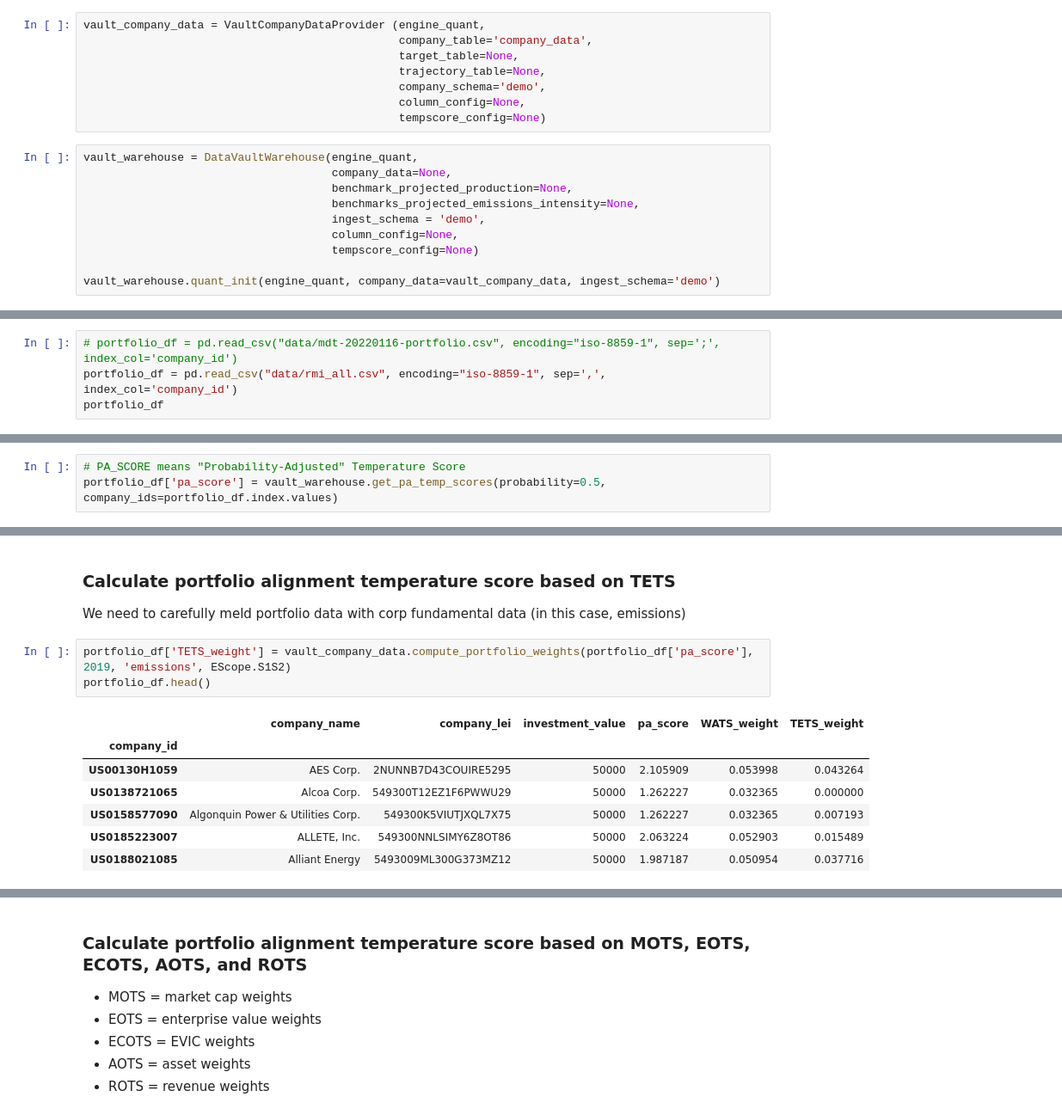
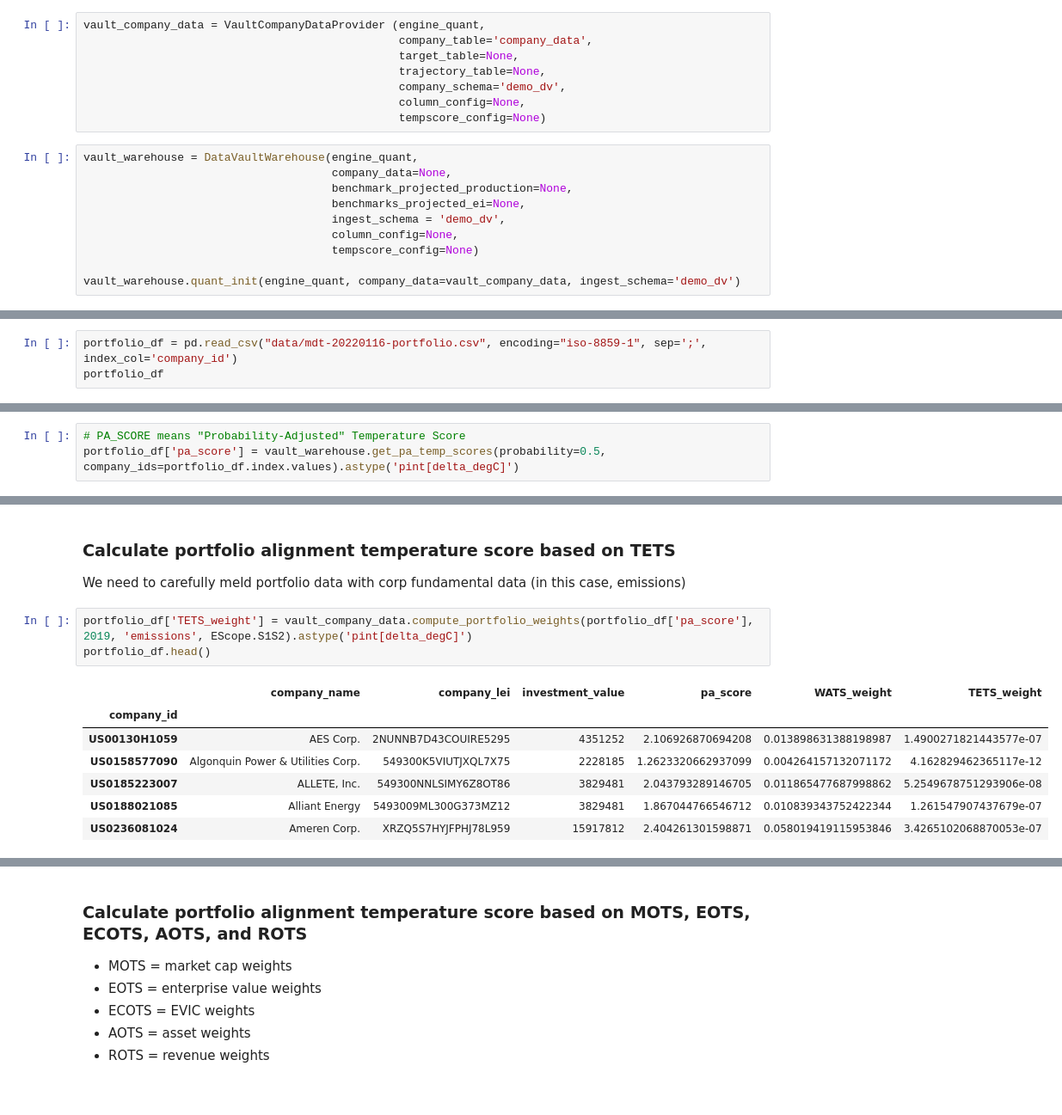
Before and after one commit to os-climate/ITR, a Jupyter notebook: examples/vault_demo_n1.ipynb, the cells around one changed output, grey strips where cells are left out. Shown: that part at 86% size. Drawn from its saved outputs; the diff is of its cells as text.

```diff
--- a/examples/vault_demo_n1.ipynb
+++ b/examples/vault_demo_n1.ipynb
@@ -85,16 +85,16 @@ vault_company_data = VaultCompanyDataProvider (engine_quant,
                                                company_table='company_data',
                                                target_table=None,
                                                trajectory_table=None,
-                                               company_schema='demo',
+                                               company_schema='demo_dv',
                                                column_config=None,
                                                tempscore_config=None)
 # %%
 vault_warehouse = DataVaultWarehouse(engine_quant,
                                      company_data=None,
                                      benchmark_projected_production=None,
-                                     benchmarks_projected_emissions_intensity=None,
-                                     ingest_schema = 'demo',
+                                     benchmarks_projected_ei=None,
+                                     ingest_schema = 'demo_dv',
                                      column_config=None,
                                      tempscore_config=None)
 
-vault_warehouse.quant_init(engine_quant, company_data=vault_company_data, ingest_schema='demo')
+vault_warehouse.quant_init(engine_quant, company_data=vault_company_data, ingest_schema='demo_dv')
@@ -153,8 +159,7 @@ We can pass a list of company IDs to the Data Vault to get back a sum without ex
 # %% [markdown]
 Show that we *can also* access both cumulative emissions (input) and temperature scores (output)
 # %%
-# portfolio_df = pd.read_csv("data/mdt-20220116-portfolio.csv", encoding="iso-8859-1", sep=';', index_col='company_id')
-portfolio_df = pd.read_csv("data/rmi_all.csv", encoding="iso-8859-1", sep=',', index_col='company_id')
+portfolio_df = pd.read_csv("data/mdt-20220116-portfolio.csv", encoding="iso-8859-1", sep=';', index_col='company_id')
 portfolio_df
 # %% [output]
 |  | company_name | company_lei | investment_value |
@@ -179,7 +184,7 @@ We can do this with information exclusive to the user space (and the probability
 Note that companies with no production information (such as TITAL INTERNATIONAL INC and UNIVERSAL STAINLESS & ALLOY PRODUCTS INC will show NaN (Not a Number) as a score.
 # %%
 # PA_SCORE means "Probability-Adjusted" Temperature Score
-portfolio_df['pa_score'] = vault_warehouse.get_pa_temp_scores(probability=0.5, company_ids=portfolio_df.index.values)
+portfolio_df['pa_score'] = vault_warehouse.get_pa_temp_scores(probability=0.5, company_ids=portfolio_df.index.values).astype('pint[delta_degC]')
 # %%
 # portfolio_df[portfolio_df.company_name=='POSCO']
 portfolio_df.dropna(inplace=True)
@@ -228,16 +233,16 @@ Portfolio temperature score based on WATS = 1.8719702807465801
 
 We need to carefully meld portfolio data with corp fundamental data (in this case, emissions)
 # %%
-portfolio_df['TETS_weight'] = vault_company_data.compute_portfolio_weights(portfolio_df['pa_score'], 2019, 'emissions', EScope.S1S2)
+portfolio_df['TETS_weight'] = vault_company_data.compute_portfolio_weights(portfolio_df['pa_score'], 2019, 'emissions', EScope.S1S2).astype('pint[delta_degC]')
 portfolio_df.head()
 # %% [output]
 |  | company_name | company_lei | investment_value | pa_score | WATS_weight | TETS_weight |
 | company_id |  |  |  |  |  |  |
-| US00130H1059 | AES Corp. | 2NUNNB7D43COUIRE5295 | 50000 | 2.105909 | 0.053998 | 0.043264 |
-| US0138721065 | Alcoa Corp. | 549300T12EZ1F6PWWU29 | 50000 | 1.262227 | 0.032365 | 0.000000 |
-| US0158577090 | Algonquin Power & Utilities Corp. | 549300K5VIUTJXQL7X75 | 50000 | 1.262227 | 0.032365 | 0.007193 |
-| US0185223007 | ALLETE, Inc. | 549300NNLSIMY6Z8OT86 | 50000 | 2.063224 | 0.052903 | 0.015489 |
-| US0188021085 | Alliant Energy | 5493009ML300G373MZ12 | 50000 | 1.987187 | 0.050954 | 0.037716 |
+| US00130H1059 | AES Corp. | 2NUNNB7D43COUIRE5295 | 4351252 | 2.106926870694208 | 0.013898631388198987 | 1.4900271821443577e-07 |
+| US0158577090 | Algonquin Power & Utilities Corp. | 549300K5VIUTJXQL7X75 | 2228185 | 1.2623320662937099 | 0.004264157132071172 | 4.162829462365117e-12 |
+| US0185223007 | ALLETE, Inc. | 549300NNLSIMY6Z8OT86 | 3829481 | 2.043793289146705 | 0.011865477687998862 | 5.2549678751293906e-08 |
+| US0188021085 | Alliant Energy | 5493009ML300G373MZ12 | 3829481 | 1.867044766546712 | 0.010839343752422344 | 1.261547907437679e-07 |
+| US0236081024 | Ameren Corp. | XRZQ5S7HYJFPHJ78L959 | 15917812 | 2.404261301598871 | 0.058019419115953846 | 3.4265102068870053e-07 |
 # %%
 print(f"Portfolio temperature score based on TETS = {portfolio_df['TETS_weight'].sum()}")
 # %% [output]
```
Also changed, not shown: parts of 17 cells of this notebook, 5 other files.
